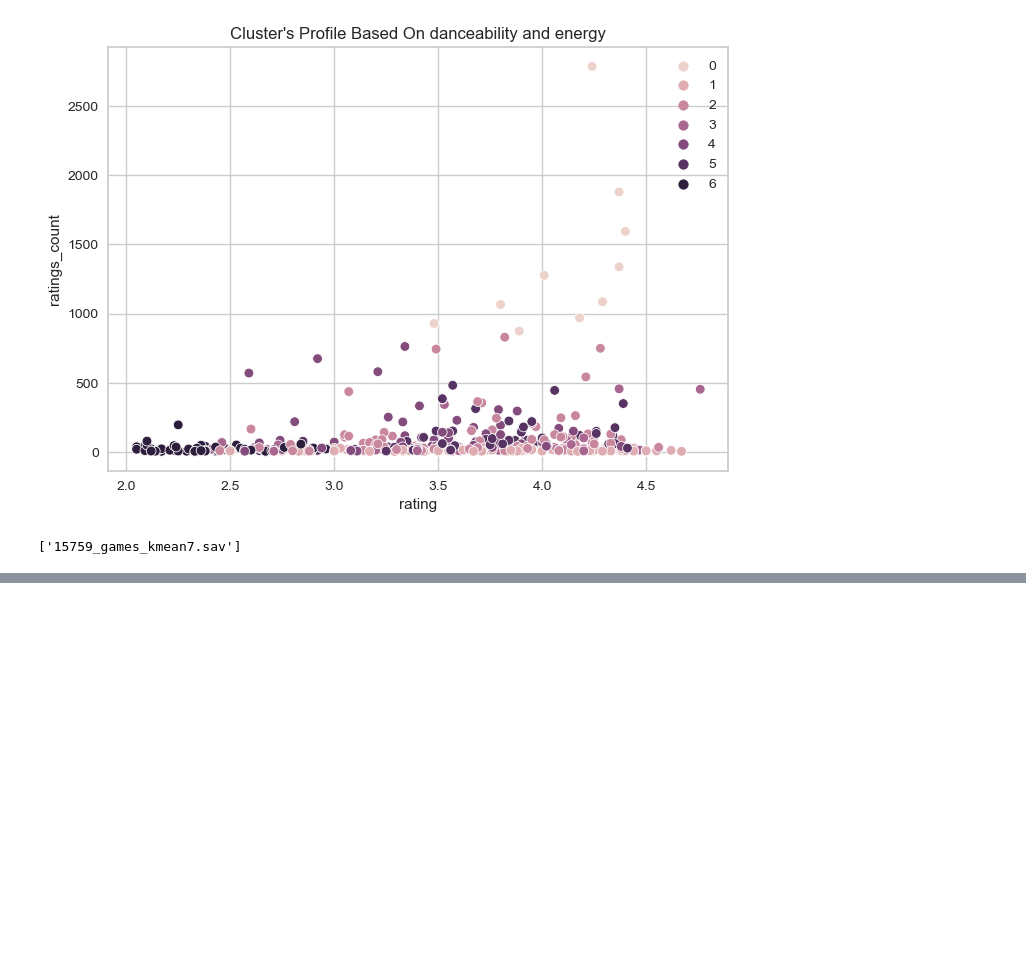
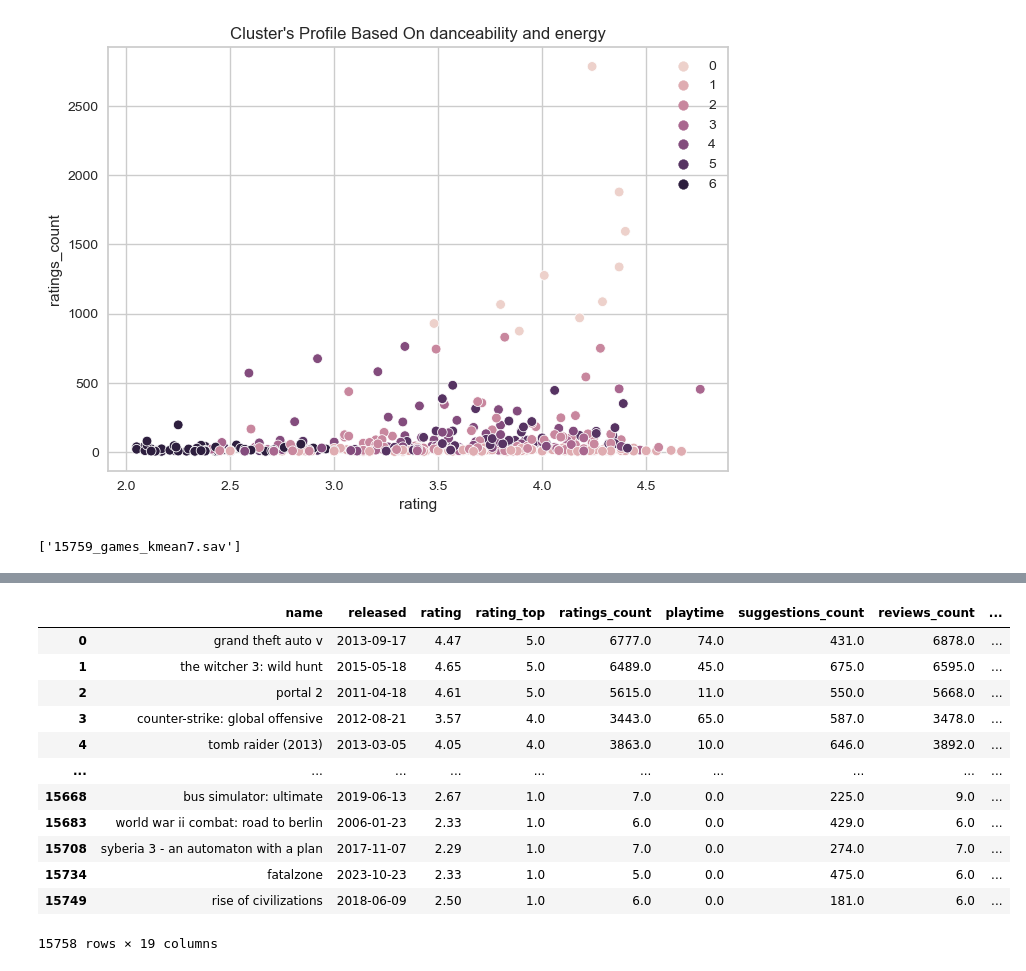
Before and after one commit to pabelnl/suggest_a_game_3000, a Jupyter notebook: ml/video_games.ipynb, the cells around one changed output, grey strips where cells are left out. Drawn from its saved outputs; the diff is of its cells as text; code cells hidden in the pictures; blank space fills up the shorter version.

```diff
--- a/ml/video_games.ipynb
+++ b/ml/video_games.ipynb
@@ -385,0 +437,18 @@ joblib.dump(kmeans7, "15759_games_kmean7.sav")
+# %%
+combined_df = pd.concat([cluster_0_df,cluster_1_df,cluster_2_df,cluster_3_df,cluster_4_df,cluster_5_df,cluster_6_df])
+# %%
+combined_df
+# %% [output]
+|  | name | released | rating | rating_top | ratings_count | playtime | suggestions_count | reviews_count | ... |
+| 0 | grand theft auto v | 2013-09-17 | 4.47 | 5.0 | 6777.0 | 74.0 | 431.0 | 6878.0 | ... |
+| 1 | the witcher 3: wild hunt | 2015-05-18 | 4.65 | 5.0 | 6489.0 | 45.0 | 675.0 | 6595.0 | ... |
+| 2 | portal 2 | 2011-04-18 | 4.61 | 5.0 | 5615.0 | 11.0 | 550.0 | 5668.0 | ... |
+| 3 | counter-strike: global offensive | 2012-08-21 | 3.57 | 4.0 | 3443.0 | 65.0 | 587.0 | 3478.0 | ... |
+| 4 | tomb raider (2013) | 2013-03-05 | 4.05 | 4.0 | 3863.0 | 10.0 | 646.0 | 3892.0 | ... |
+| ... | ... | ... | ... | ... | ... | ... | ... | ... | ... |
+| 15668 | bus simulator: ultimate | 2019-06-13 | 2.67 | 1.0 | 7.0 | 0.0 | 225.0 | 9.0 | ... |
+| 15683 | world war ii combat: road to berlin | 2006-01-23 | 2.33 | 1.0 | 6.0 | 0.0 | 429.0 | 6.0 | ... |
+| 15708 | syberia 3 - an automaton with a plan | 2017-11-07 | 2.29 | 1.0 | 7.0 | 0.0 | 274.0 | 7.0 | ... |
+| 15734 | fatalzone | 2023-10-23 | 2.33 | 1.0 | 5.0 | 0.0 | 475.0 | 6.0 | ... |
+| 15749 | rise of civilizations | 2018-06-09 | 2.50 | 1.0 | 6.0 | 0.0 | 181.0 | 6.0 | ... |
+15758 rows × 19 columns
```
Also changed, not shown: parts of 6 cells of this notebook, 1 other file.
